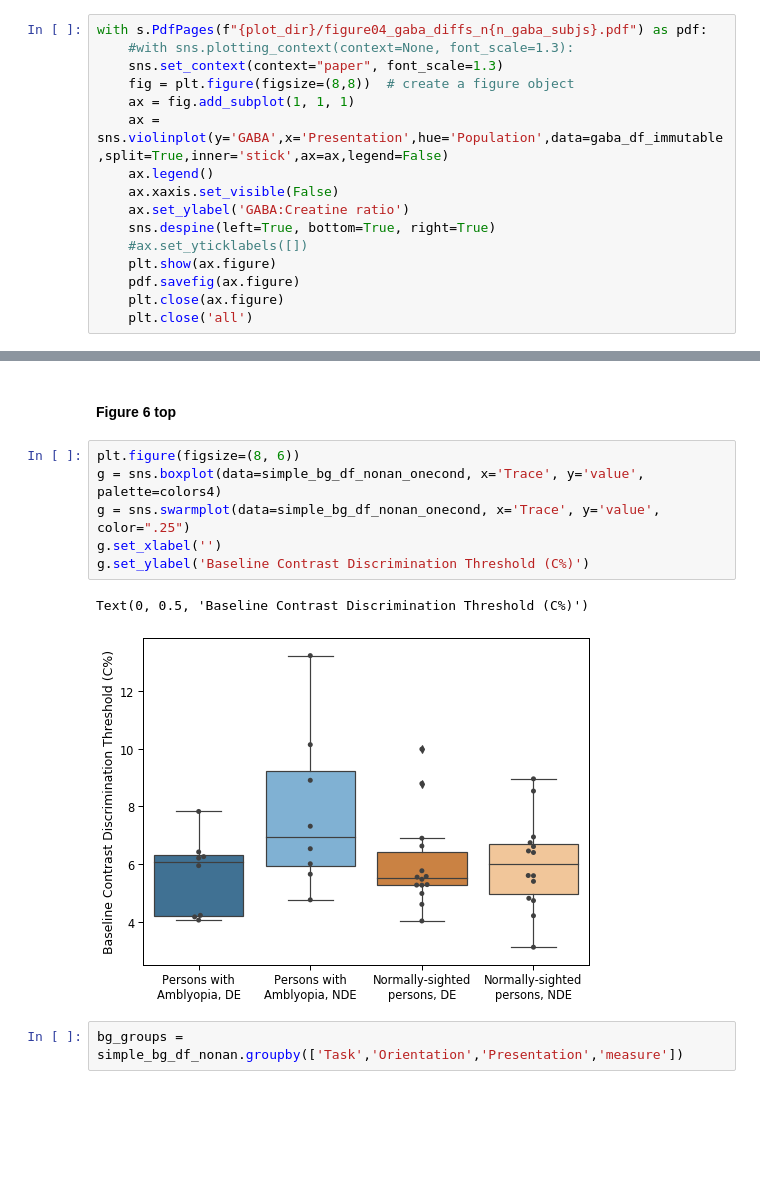
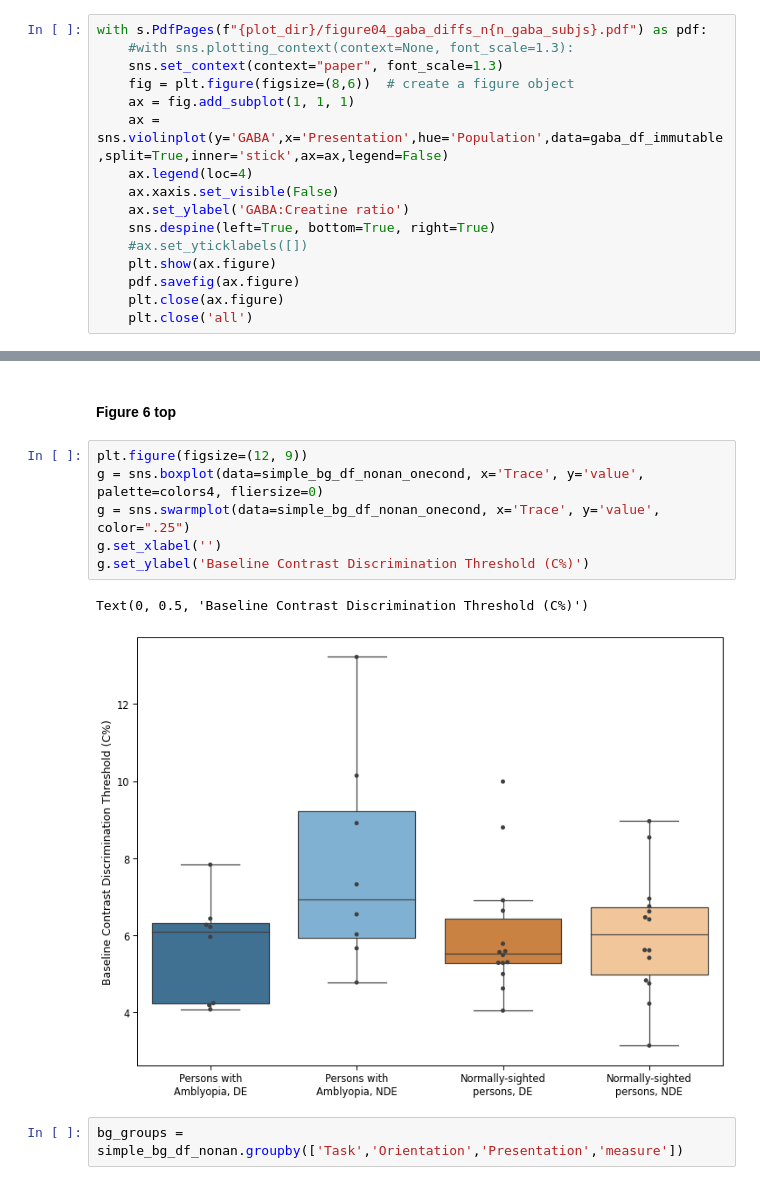
Before and after one commit to smerdis/mrs_amblyopia, a Jupyter notebook: Final paper notebook (2020-04).ipynb, the cells around one changed output, grey strips where cells are left out. Drawn from its saved outputs; the diff is of its cells as text; blank space fills up the shorter version.

```diff
--- a/Final paper notebook (2020-04).ipynb
+++ b/Final paper notebook (2020-04).ipynb
@@ -192,10 +214,10 @@ gaba_df_immutable.groupby("Population").describe() # Shoud be 14 PWA due to AM,
 with s.PdfPages(f"{plot_dir}/figure04_gaba_diffs_n{n_gaba_subjs}.pdf") as pdf:
     #with sns.plotting_context(context=None, font_scale=1.3):
     sns.set_context(context="paper", font_scale=1.3)
-    fig = plt.figure(figsize=(8,8))  # create a figure object
+    fig = plt.figure(figsize=(8,6))  # create a figure object
     ax = fig.add_subplot(1, 1, 1)
     ax = sns.violinplot(y='GABA',x='Presentation',hue='Population',data=gaba_df_immutable,split=True,inner='stick',ax=ax,legend=False)
-    ax.legend()
+    ax.legend(loc=4)
     ax.xaxis.set_visible(False)
     ax.set_ylabel('GABA:Creatine ratio')
     sns.despine(left=True, bottom=True, right=True)
@@ -621,13 +643,13 @@ simple_bg_df_nonan_onecond = (simple_bg_df_nonan[(simple_bg_df_nonan['Presentati
 # %% [markdown]
 #### Figure 6 top
 # %%
-plt.figure(figsize=(8, 6))
-g = sns.boxplot(data=simple_bg_df_nonan_onecond, x='Trace', y='value', palette=colors4)
+plt.figure(figsize=(12, 9))
+g = sns.boxplot(data=simple_bg_df_nonan_onecond, x='Trace', y='value', palette=colors4, fliersize=0)
 g = sns.swarmplot(data=simple_bg_df_nonan_onecond, x='Trace', y='value', color=".25")
 g.set_xlabel('')
 g.set_ylabel('Baseline Contrast Discrimination Threshold (C%)')
 # %% [output]
 Text(0, 0.5, 'Baseline Contrast Discrimination Threshold (C%)')
-[figure, old version]
+[figure, new version]
 # %%
 bg_groups = simple_bg_df_nonan.groupby(['Task','Orientation','Presentation','measure'])
```
Also changed, not shown: parts of 93 cells of this notebook, 3 other files.
